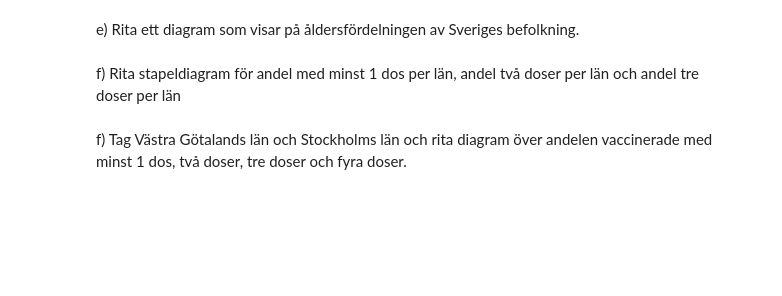
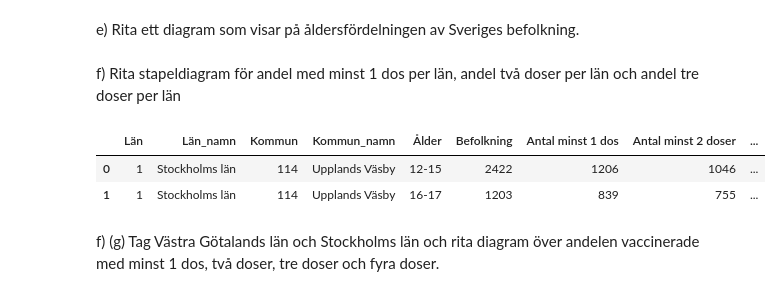
Before and after one commit to Crudeerz/Dataprocessing-Rasmus-Berghall, a Jupyter notebook: Laborations/Labb1/Uppgift_2.ipynb, the cells around one changed output. Drawn from its saved outputs; the diff is of its cells as text; code cells hidden in the pictures; blank space fills up the shorter version.

```diff
--- a/Laborations/Labb1/Uppgift_2.ipynb
+++ b/Laborations/Labb1/Uppgift_2.ipynb
@@ -110,3 +124,13 @@ e) Rita ett diagram som visar på åldersfördelningen av Sveriges befolkning.
 # %% [markdown]
 f) Rita stapeldiagram för andel med minst 1 dos per län, andel två doser per län och andel tre doser per
 län
+# %%
+# Sätter alla "NaN" i kolumnerna för "Andel doser" till 0
+# för att dom ska räknas med som "0" vid medelvärdesberäkningen för histogrammet.
+
+df.loc[:, "Andel minst 1 dos":"Andel 4 doser"] = df.loc[:, "Andel minst 1 dos":"Andel 4 doser"].fillna(0)
+df.head(2)
+# %% [output]
+|  | Län | Län_namn | Kommun | Kommun_namn | Ålder | Befolkning | Antal minst 1 dos | Antal minst 2 doser | ... |
+| 0 | 1 | Stockholms län | 114 | Upplands Väsby | 12-15 | 2422 | 1206 | 1046 | ... |
+| 1 | 1 | Stockholms län | 114 | Upplands Väsby | 16-17 | 1203 | 839 | 755 | ... |
@@ -113,3 +156,3 @@ län
 # %% [markdown]
-f) Tag Västra Götalands län och Stockholms län och rita diagram över andelen vaccinerade med minst 1 dos,
+f) (g) Tag Västra Götalands län och Stockholms län och rita diagram över andelen vaccinerade med minst 1 dos,
 två doser, tre doser och fyra doser.
```
Also changed, not shown: parts of 7 cells of this notebook, 3 other files.
